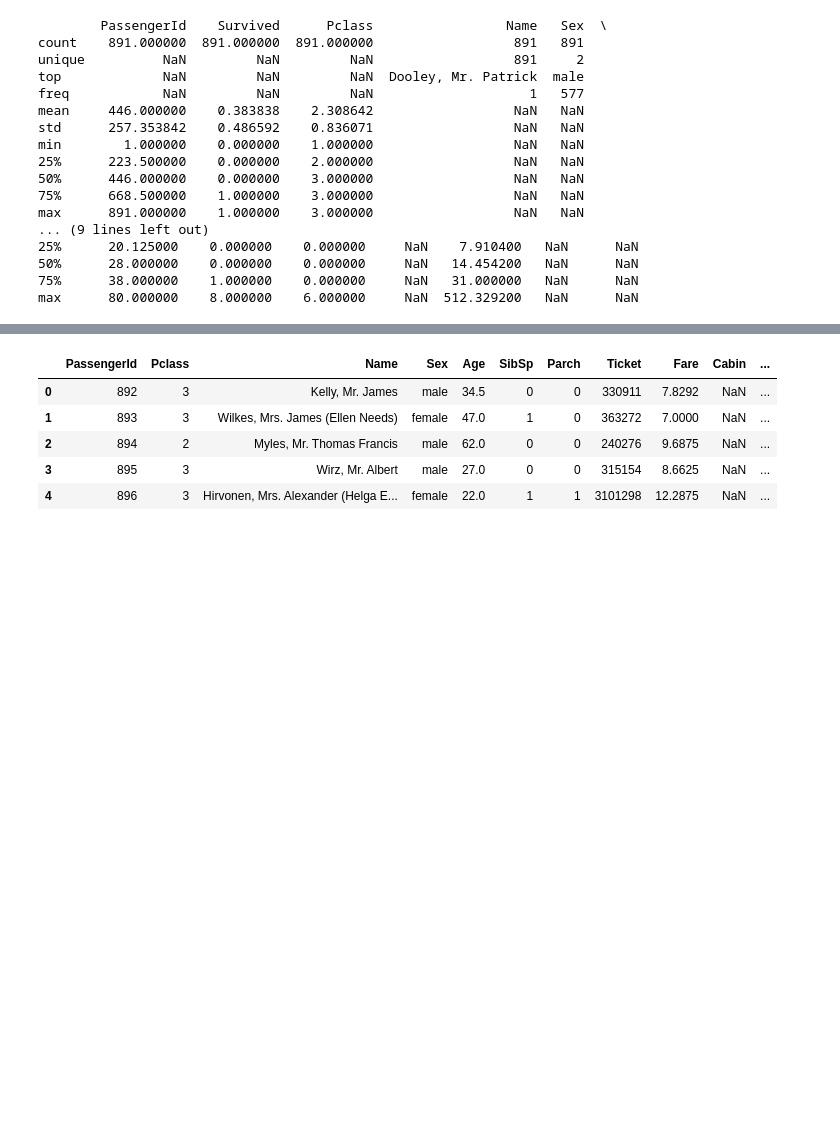
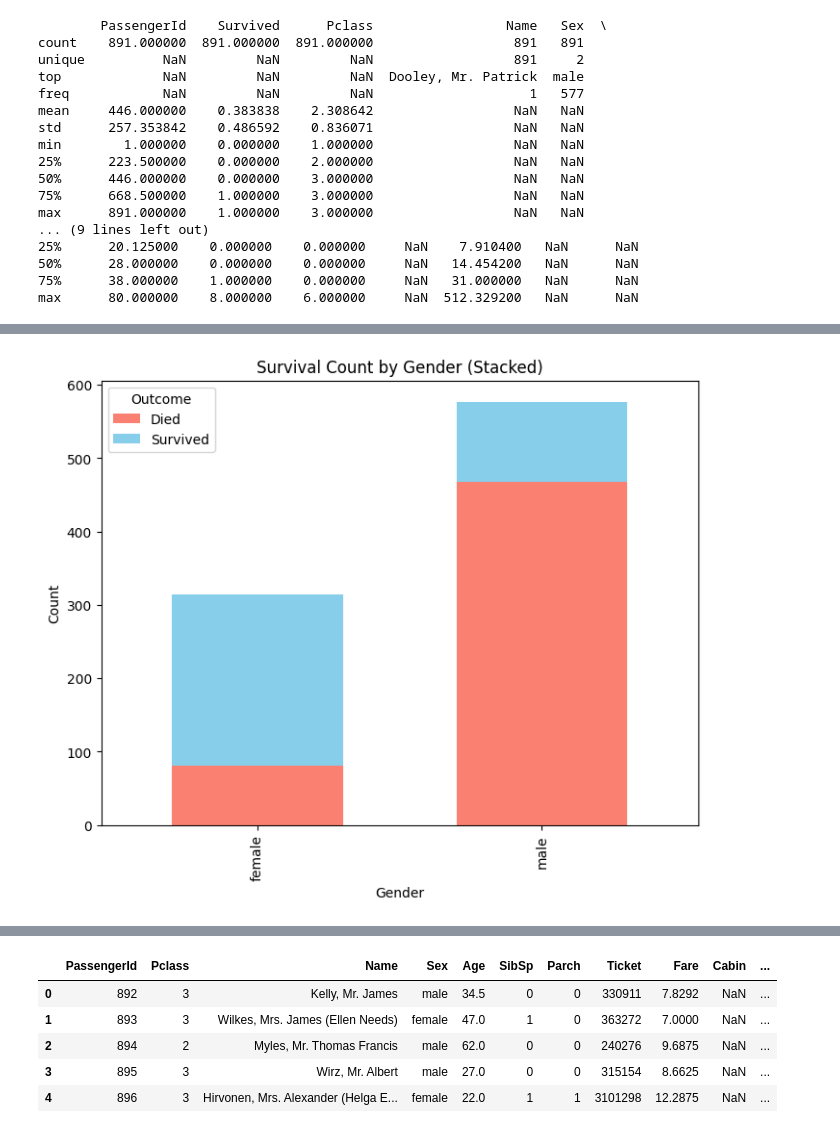
Before and after one commit to kty2001/ML_project, a Jupyter notebook: titanic_analysis.ipynb, the cells around one changed output, grey strips where cells are left out. Drawn from its saved outputs; the diff is of its cells as text; code cells hidden in the pictures; blank space fills up the shorter version.

```diff
--- a/titanic_analysis.ipynb
+++ b/titanic_analysis.ipynb
@@ -93,0 +119,11 @@ max      80.000000    8.000000    6.000000     NaN  512.329200   NaN      NaN
+# %%
+survival_counts = train_df.groupby(["Sex", "Survived"]).size().unstack()
+
+survival_counts.plot(kind="bar", stacked=True, color=["salmon", "skyblue"], figsize=(8, 6), width=0.6)
+plt.title("Survival Count by Gender (Stacked)")
+plt.xlabel("Gender")
+plt.ylabel("Count")
+plt.legend(["Died", "Survived"], title="Outcome")
+plt.show()
+# %% [output]
+[figure, added]
```
Also changed, not shown: parts of 14 cells of this notebook, 2 other files.
